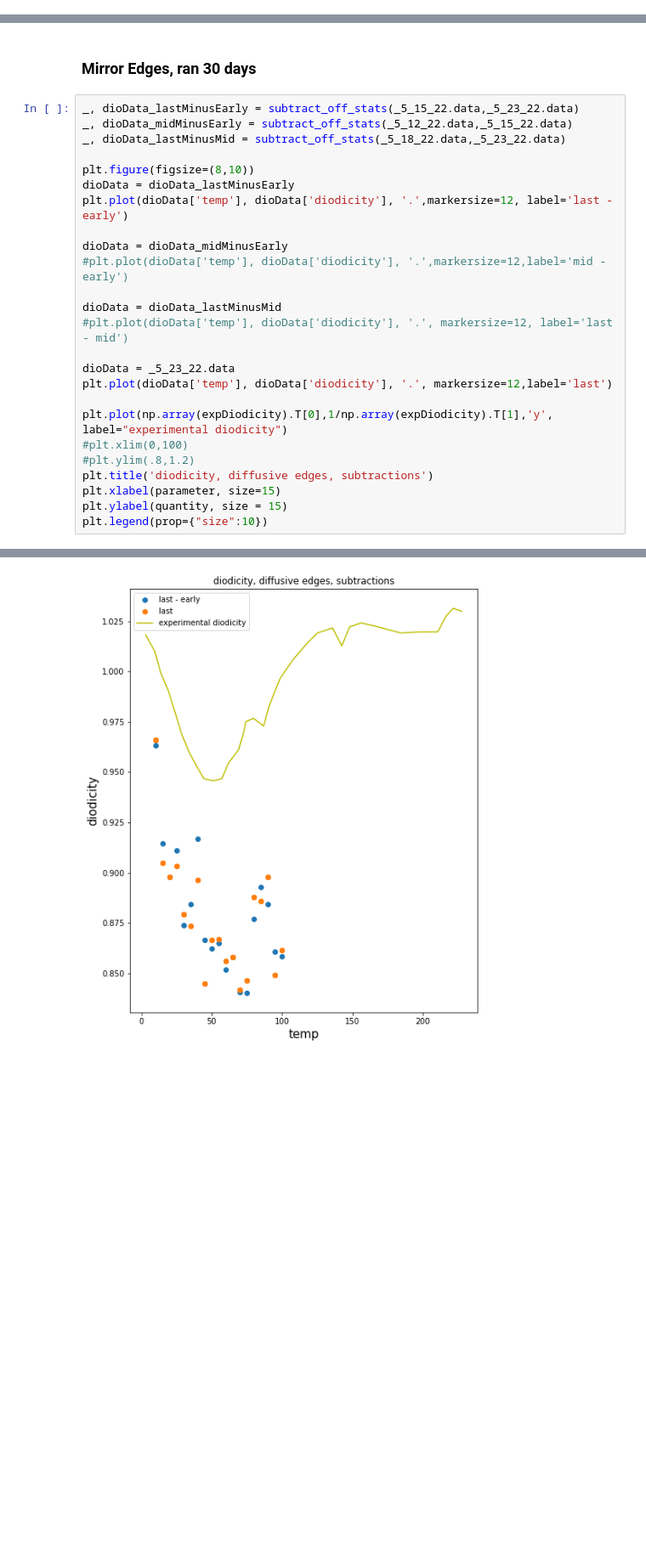
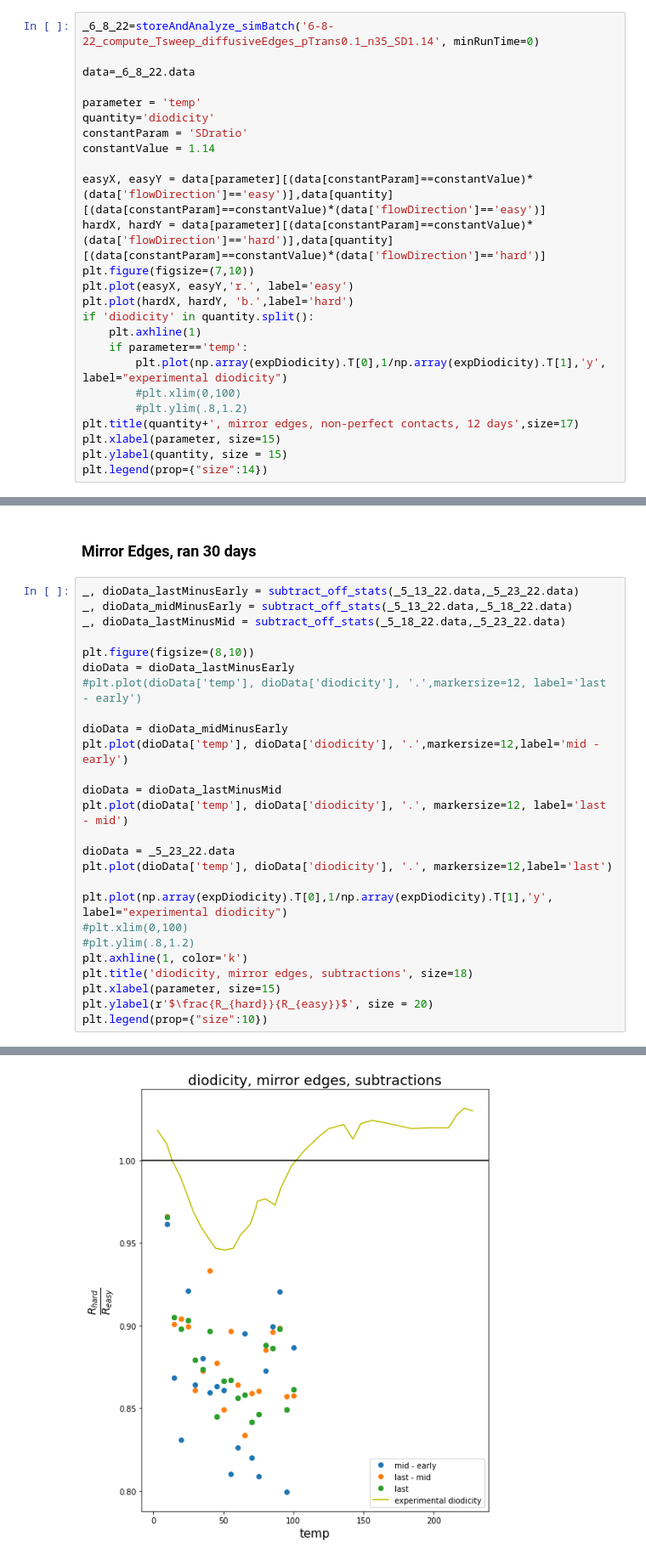
Before and after one commit to hanhiller/HydroBillards, a Jupyter notebook: teslaValve_simulation/teslaValve_analysis.ipynb, the cells around one changed output, grey strips where cells are left out. Shown at 85% size. Saved outputs shown, nothing was run; the diff lists cells and outputs as text; blank space fills up the shorter version.

Commit message:
small changes, added tip diameter param.

```diff
--- a/teslaValve_simulation/teslaValve_analysis.ipynb
+++ b/teslaValve_simulation/teslaValve_analysis.ipynb
@@ -970,0 +1020,25 @@ Text(0, 0.5, 'diodicity')
+# %%
+_6_8_22=storeAndAnalyze_simBatch('6-8-22_compute_Tsweep_diffusiveEdges_pTrans0.1_n35_SD1.14', minRunTime=0)
+
+data=_6_8_22.data
+
+parameter = 'temp'
+quantity='diodicity'
+constantParam = 'SDratio'
+constantValue = 1.14
+
+easyX, easyY = data[parameter][(data[constantParam]==constantValue)*(data['flowDirection']=='easy')],data[quantity][(data[constantParam]==constantValue)*(data['flowDirection']=='easy')]
+hardX, hardY = data[parameter][(data[constantParam]==constantValue)*(data['flowDirection']=='hard')],data[quantity][(data[constantParam]==constantValue)*(data['flowDirection']=='hard')]
+plt.figure(figsize=(7,10))
+plt.plot(easyX, easyY,'r.', label='easy')
+plt.plot(hardX, hardY, 'b.',label='hard')
+if 'diodicity' in quantity.split():
+    plt.axhline(1)
+    if parameter=='temp':
+        plt.plot(np.array(expDiodicity).T[0],1/np.array(expDiodicity).T[1],'y', label="experimental diodicity")
+        #plt.xlim(0,100)
+        #plt.ylim(.8,1.2)
+plt.title(quantity+', mirror edges, non-perfect contacts, 12 days',size=17)
+plt.xlabel(parameter, size=15)
+plt.ylabel(quantity, size = 15)
+plt.legend(prop={"size":14})
@@ -1190,30 +1273,31 @@ plt.legend(prop={"size":15})
 # %% [markdown]
 ### Mirror Edges, ran 30 days
 # %%
-_, dioData_lastMinusEarly = subtract_off_stats(_5_15_22.data,_5_23_22.data)
-_, dioData_midMinusEarly = subtract_off_stats(_5_12_22.data,_5_15_22.data)
+_, dioData_lastMinusEarly = subtract_off_stats(_5_13_22.data,_5_23_22.data)
+_, dioData_midMinusEarly = subtract_off_stats(_5_13_22.data,_5_18_22.data)
 _, dioData_lastMinusMid = subtract_off_stats(_5_18_22.data,_5_23_22.data)
 
 plt.figure(figsize=(8,10))
 dioData = dioData_lastMinusEarly
-plt.plot(dioData['temp'], dioData['diodicity'], '.',markersize=12, label='last - early')
+#plt.plot(dioData['temp'], dioData['diodicity'], '.',markersize=12, label='last - early')
 
 dioData = dioData_midMinusEarly
-#plt.plot(dioData['temp'], dioData['diodicity'], '.',markersize=12,label='mid - early')
+plt.plot(dioData['temp'], dioData['diodicity'], '.',markersize=12,label='mid - early')
 
 dioData = dioData_lastMinusMid
-#plt.plot(dioData['temp'], dioData['diodicity'], '.', markersize=12, label='last - mid')
+plt.plot(dioData['temp'], dioData['diodicity'], '.', markersize=12, label='last - mid')
 
 dioData = _5_23_22.data
 plt.plot(dioData['temp'], dioData['diodicity'], '.', markersize=12,label='last')
 
 plt.plot(np.array(expDiodicity).T[0],1/np.array(expDiodicity).T[1],'y', label="experimental diodicity")
 #plt.xlim(0,100)
 #plt.ylim(.8,1.2)
-plt.title('diodicity, diffusive edges, subtractions')
+plt.axhline(1, color='k')
+plt.title('diodicity, mirror edges, subtractions', size=18)
 plt.xlabel(parameter, size=15)
-plt.ylabel(quantity, size = 15)
+plt.ylabel(r'$\frac{R_{hard}}{R_{easy}}$', size = 20)
 plt.legend(prop={"size":10})
 # %% [output]
 <matplotlib.legend.Legend at 0x...>
-[figure, old version]
+[figure, new version]
```
Also changed, not shown: parts of 21 cells of this notebook, 18 other files.
